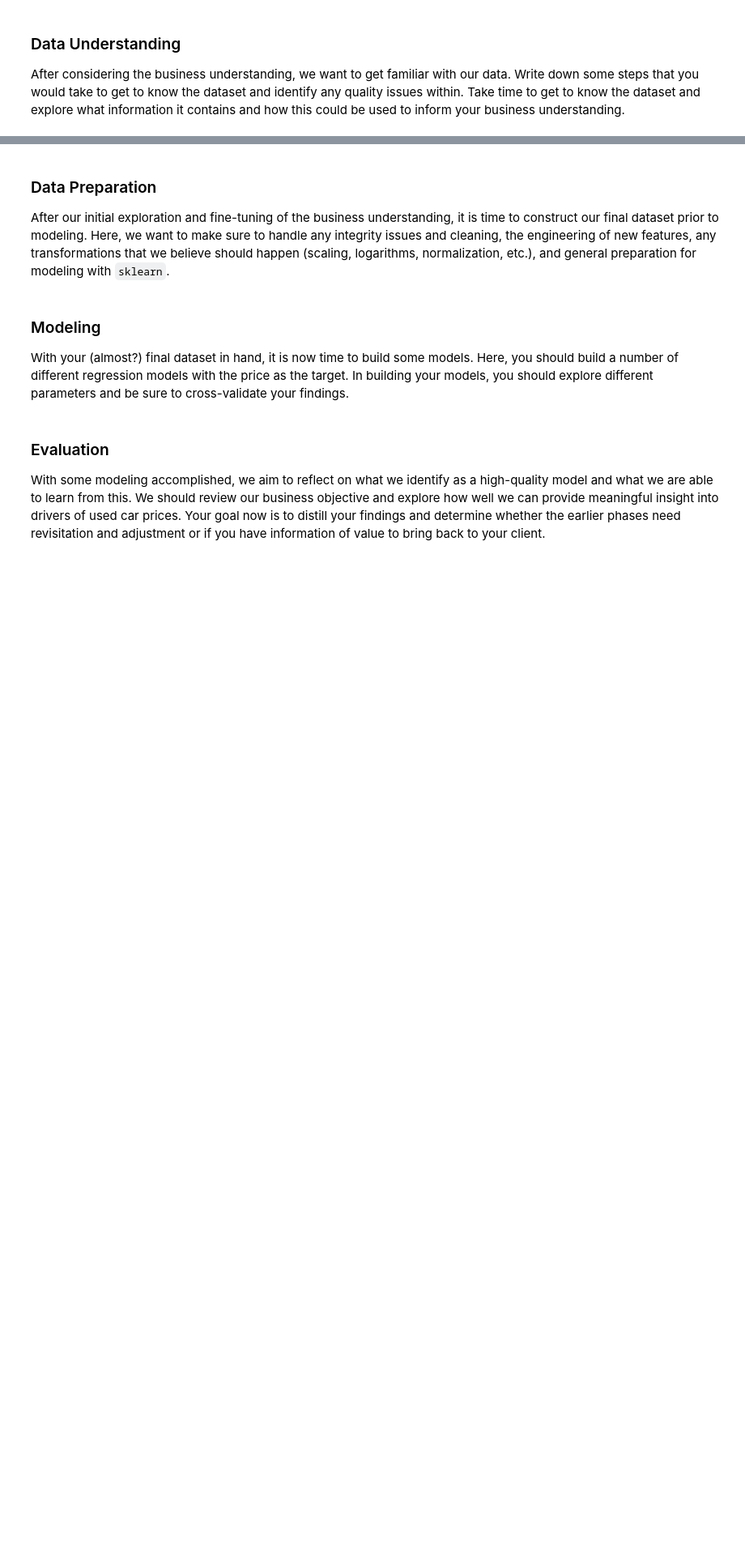
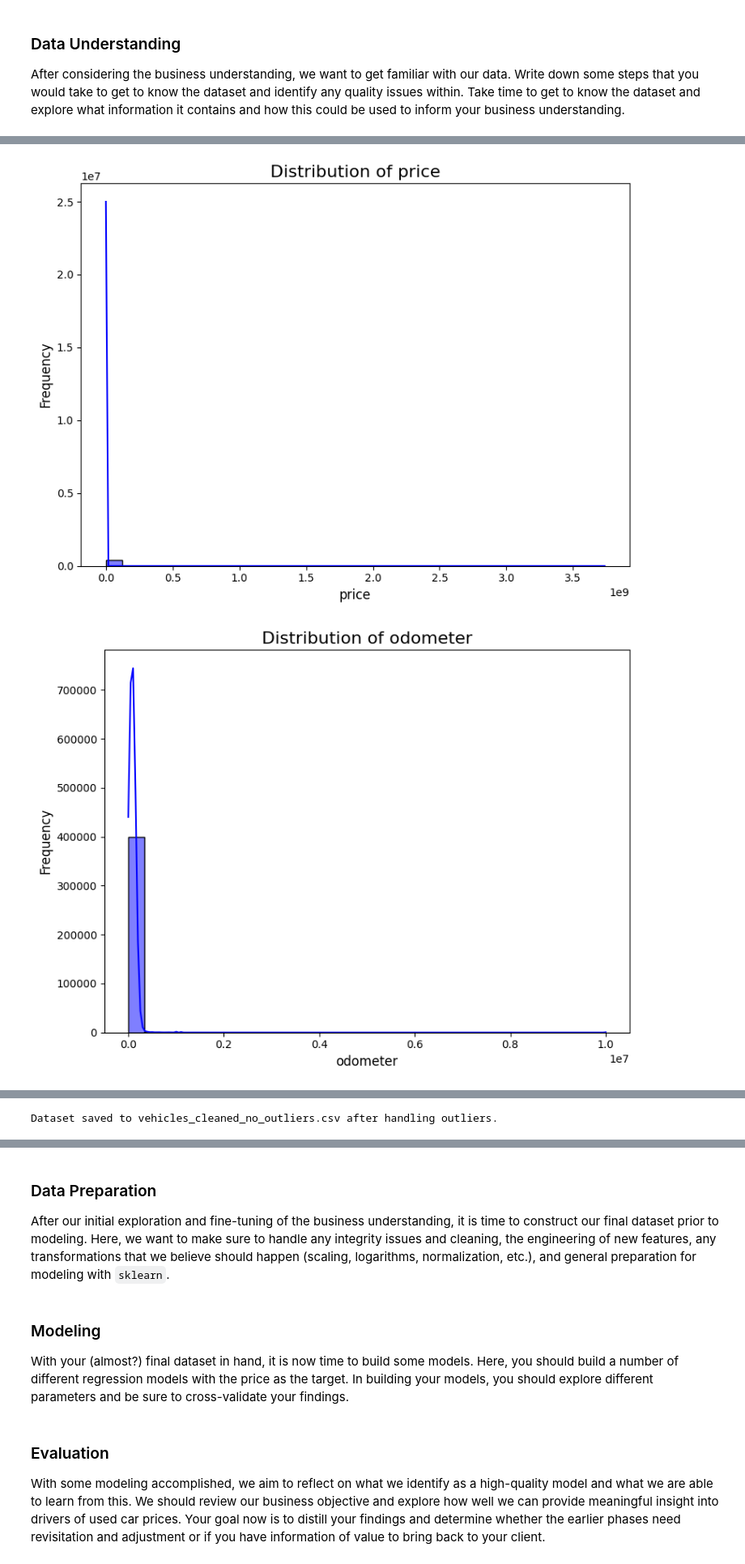
Before and after one commit to michellechen202212/ucb, a Jupyter notebook: prompt_II.ipynb, the cells around one changed output, grey strips where cells are left out. Shown at 81% size. Drawn from its saved outputs; the diff is of its cells as text; code cells hidden in the pictures; blank space fills up the shorter version.

```diff
--- a/prompt_II.ipynb
+++ b/prompt_II.ipynb
@@ -510,0 +748,68 @@ After considering the business understanding, we want to get familiar with our d
+# %%
+import matplotlib.pyplot as plt
+import seaborn as sns
+
+# Load the cleaned dataset (replace 'vehicles_cleaned.csv' with your actual file path)
+file_path = 'sample_data/vehicles_cleaned.csv'
+vehicles_data_cleaned = pd.read_csv(file_path)
+
+# Explore Feature Distributions: Visualize numerical variables
+numerical_columns = ['price', 'odometer', 'year']
+
+# Histograms for numerical variables
+for col in numerical_columns:
+    if col in vehicles_data_cleaned.columns:
+        plt.figure(figsize=(8, 6))
+        sns.histplot(vehicles_data_cleaned[col], bins=30, kde=True, color='blue')
+        plt.title(f'Distribution of {col}', fontsize=16)
+        plt.xlabel(col, fontsize=12)
+        plt.ylabel('Frequency', fontsize=12)
+        plt.tight_layout()
+        plt.show()
+
+# Box plots for numerical variables to identify outliers
+for col in numerical_columns:
+    if col in vehicles_data_cleaned.columns:
+        plt.figure(figsize=(8, 6))
+        sns.boxplot(x=vehicles_data_cleaned[col], color='orange')
+        plt.title(f'Box Plot of {col}', fontsize=16)
+        plt.xlabel(col, fontsize=12)
+        plt.tight_layout()
+        plt.show()
+
+# Explore Feature Distributions: Categorical variables
+categorical_columns = ['manufacturer', 'fuel', 'condition', 'type', 'paint_color']
+
+# Bar charts for categorical variables
+for col in categorical_columns:
+    if col in vehicles_data_cleaned.columns:
+        plt.figure(figsize=(12, 6))
+        vehicles_data_cleaned[col].value_counts().plot(kind='bar', color='green')
+        plt.title(f'Distribution of {col}', fontsize=16)
+        plt.xlabel(col, fontsize=12)
+        plt.ylabel('Frequency', fontsize=12)
+        plt.xticks(rotation=45, ha='right')
+        plt.tight_layout()
+        plt.show()
+
+# Action: Handle outliers using IQR for numerical columns
+def handle_outliers_iqr(df, column):
+    Q1 = df[column].quantile(0.25)
+    Q3 = df[column].quantile(0.75)
+    IQR = Q3 - Q1
+    lower_bound = Q1 - 1.5 * IQR
+    upper_bound = Q3 + 1.5 * IQR
+    return df[(df[column] >= lower_bound) & (df[column] <= upper_bound)]
+
+# Remove outliers for numerical variables
+for col in numerical_columns:
+    if col in vehicles_data_cleaned.columns:
+        vehicles_data_cleaned = handle_outliers_iqr(vehicles_data_cleaned, col)
+
+# Save the dataset after handling outliers (optional)
+cleaned_file_path_after_outliers = 'sample_data/vehicles_cleaned_no_outliers.csv'
+vehicles_data_cleaned.to_csv(cleaned_file_path_after_outliers, index=False)
+print(f"Dataset saved to {cleaned_file_path_after_outliers} after handling outliers.")
+# %% [output]
+[figure, added]
+[figure, added]
@@ -510,0 +824 @@ After considering the business understanding, we want to get familiar with our d
+Dataset saved to vehicles_cleaned_no_outliers.csv after handling outliers.
```
Also changed, not shown: parts of 17 cells of this notebook.
